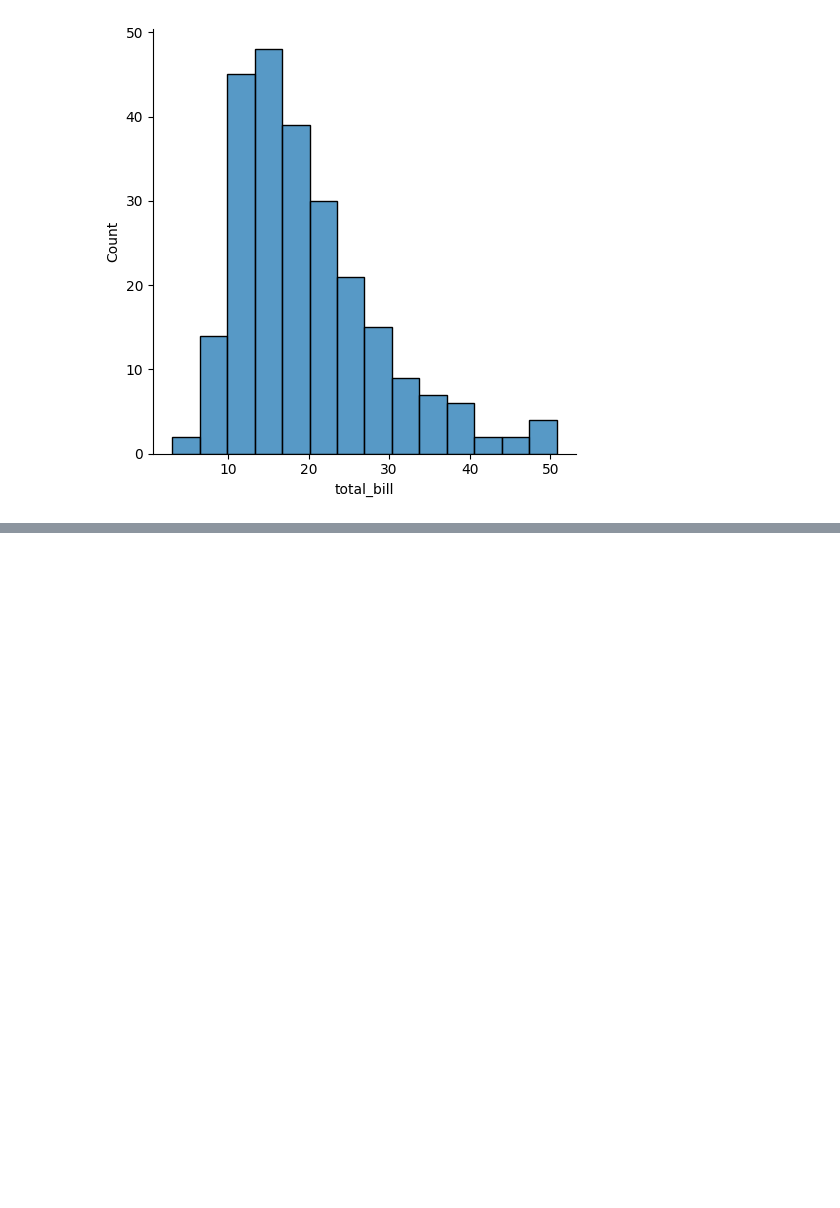
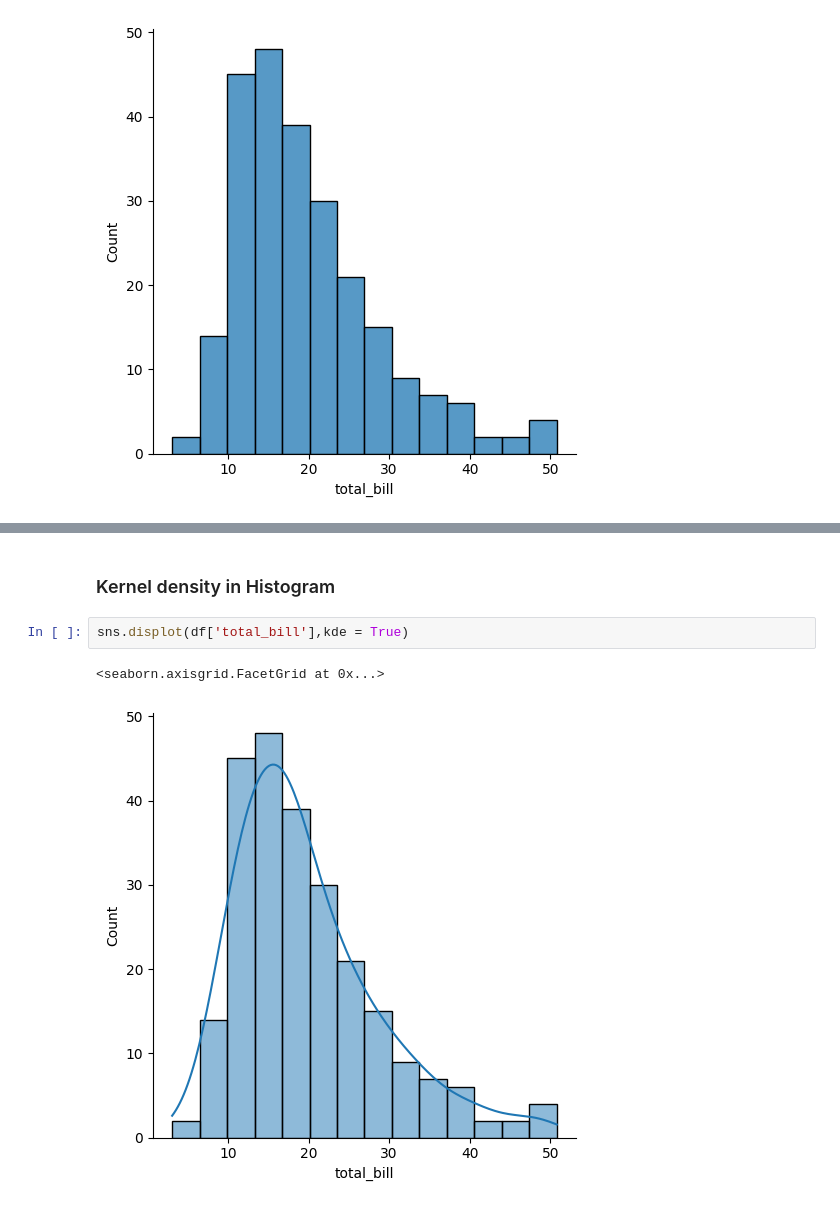
Before and after one commit to ZippoAI/Python-Data-Visualization, a Jupyter notebook: 2.Seaborn/DistributionPlot.ipynb, the cells around one changed output, grey strips where cells are left out. Saved outputs shown, nothing was run; the diff lists cells and outputs as text; blank space fills up the shorter version.

Commit message:
Kernel Density

```diff
--- a/2.Seaborn/DistributionPlot.ipynb
+++ b/2.Seaborn/DistributionPlot.ipynb
@@ -48,0 +56,7 @@ sns.displot(df['total_bill'])
+# %% [markdown]
+### Kernel density in Histogram
+# %%
+sns.displot(df['total_bill'],kde = True)
+# %% [output]
+<seaborn.axisgrid.FacetGrid at 0x...>
+[figure, added]
```
Also changed, not shown: parts of 1 cell of this notebook.
